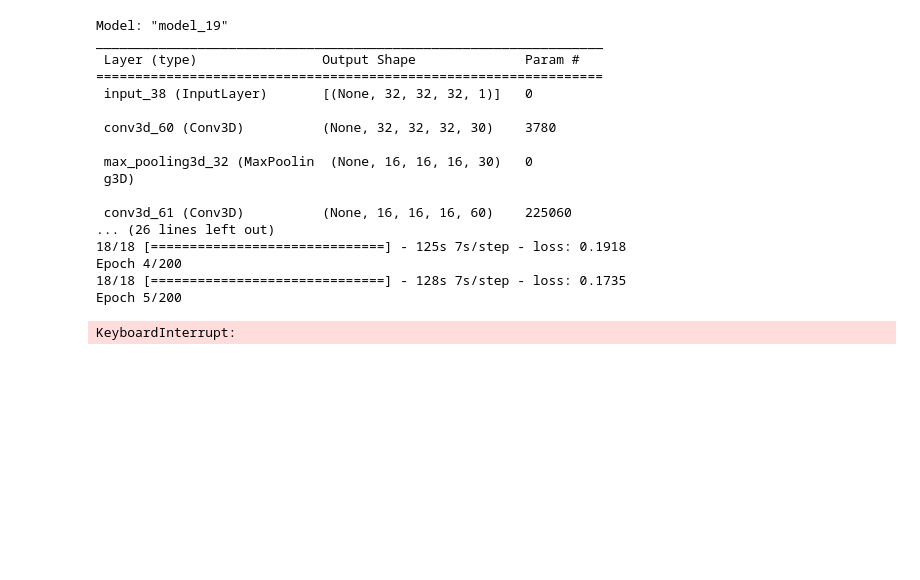
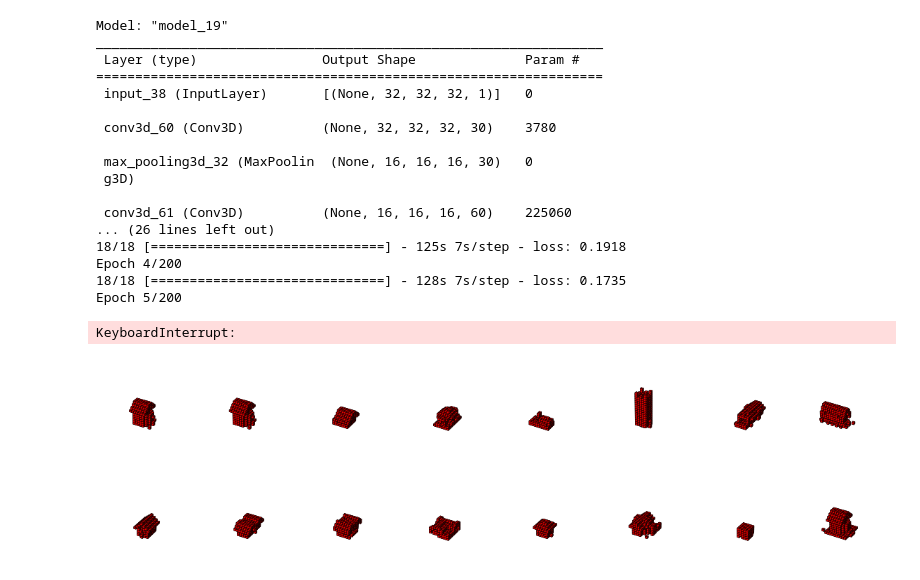
Before and after one commit to TimMerino1710/Minecraft-Interactive-Evolution, a Jupyter notebook: notebooks/Preliminary Summer Model Experiments.ipynb, the cells around one changed output. Cells and saved outputs as stored; diff of their text form; code cells hidden in the pictures; blank space fills up the shorter version.

```diff
--- a/notebooks/Preliminary Summer Model Experiments.ipynb
+++ b/notebooks/Preliminary Summer Model Experiments.ipynb
@@ -671,3 +664,29 @@ RAND_SEL = INPUT_DATA[rand_index]
 reconAETest(voxel_ae,RAND_SEL)
 # %%
 ### Try same
+# %%
+HOUSE_DATASET2 = []
+HOUSE_DATASET_BIN2 = []
+
+house_combined2 = np.load('../ingame house schematics/combined_blocknames.npy',allow_pickle=True)
+for h in house_combined2:
+    # houses look rotated... just rotate them back
+    h = np.rot90(h,axes=(0,2))
+
+    # remove bottom layer (got the ground as well) - i can't believe i got it right on the first try...
+    h = h[:, :, 1:]
+    HOUSE_DATASET2.append(h)
+
+    h3d = np.zeros(shape=h.shape)
+    for x in range(h.shape[0]):
+        for y in range(h.shape[1]):
+            for z in range(h.shape[2]):
+                if h[x][y][z] != "minecraft:air":
+                    h3d[x][y][z] = 1
+    HOUSE_DATASET_BIN2.append(h3d)
+# %% [output]
+[figure, added]
+# %%
+show3D(random.choices(HOUSE_DATASET_BIN2,k=8))
+# %% [output]
+[figure, added]
```
Also changed, not shown: parts of 2 cells of this notebook, 2 other files.
